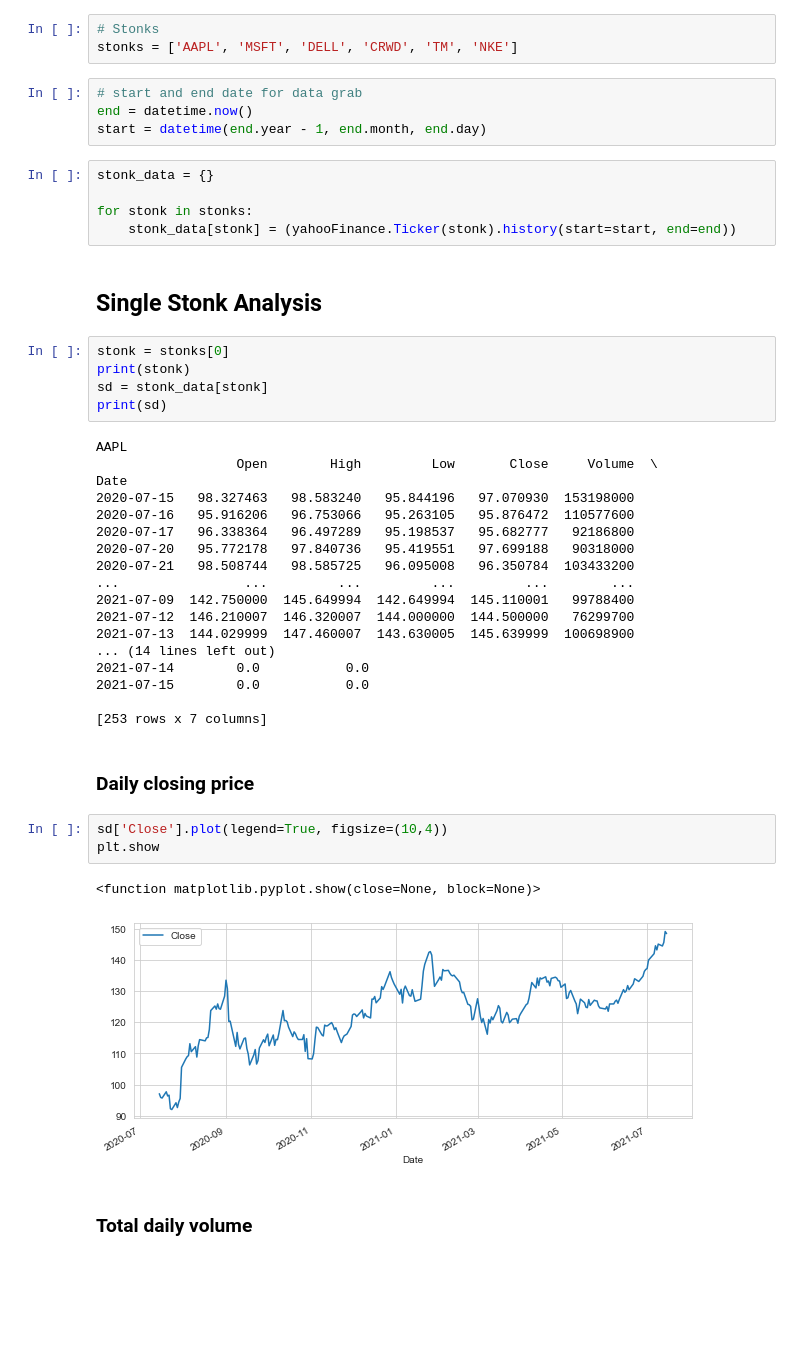
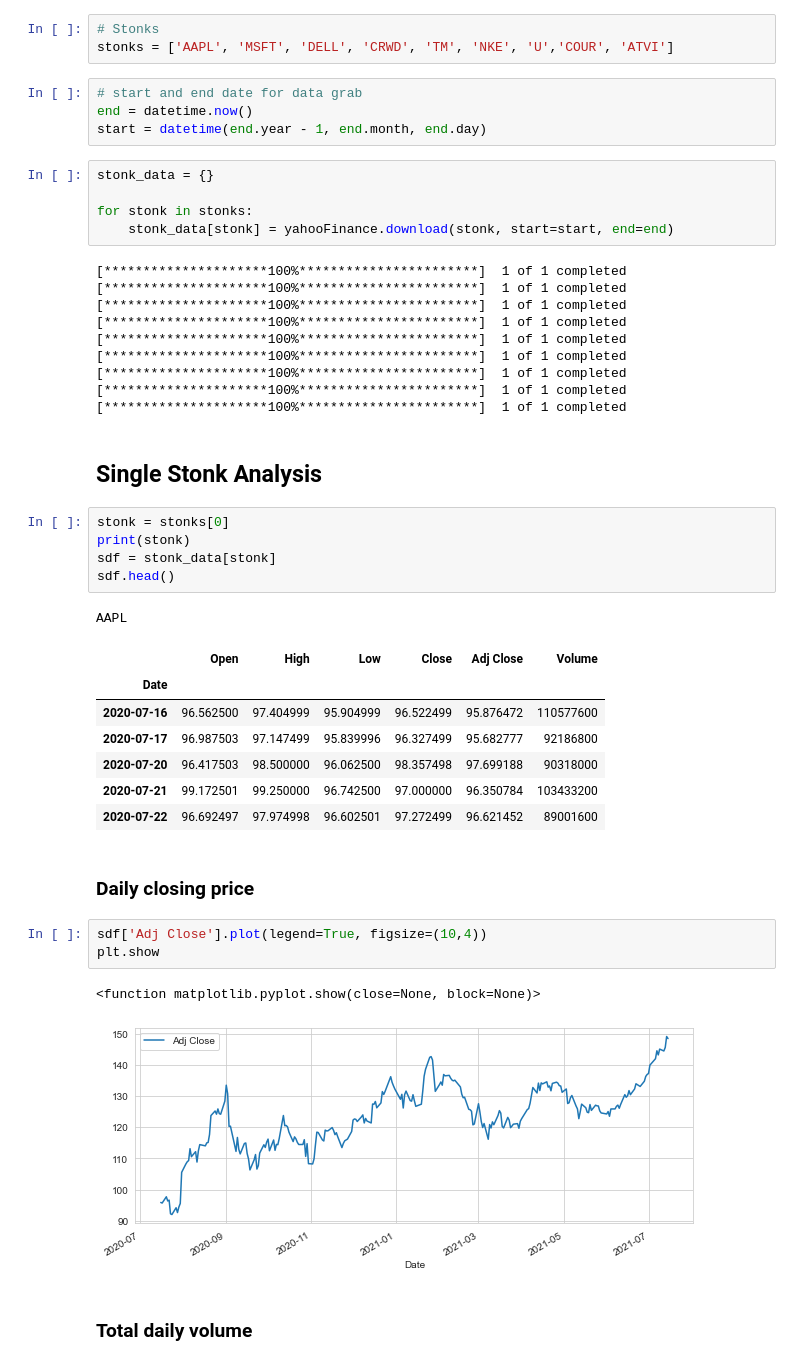
Before and after one commit to drxwskx/stonk_analysis, a Jupyter notebook: notebook.ipynb, the cells around one changed output. Saved outputs shown, nothing was run; the diff lists cells and outputs as text; blank space fills up the shorter version.

```diff
--- a/notebook.ipynb
+++ b/notebook.ipynb
@@ -20,7 +20,7 @@ from __future__ import division
 ## Fetch Data
 # %%
 # Stonks
-stonks = ['AAPL', 'MSFT', 'DELL', 'CRWD', 'TM', 'NKE']
+stonks = ['AAPL', 'MSFT', 'DELL', 'CRWD', 'TM', 'NKE', 'U','COUR', 'ATVI']
 # %%
 # start and end date for data grab
 end = datetime.now()
@@ -29,40 +29,41 @@ start = datetime(end.year - 1, end.month, end.day)
 stonk_data = {}
 
 for stonk in stonks:
-    stonk_data[stonk] = (yahooFinance.Ticker(stonk).history(start=start, end=end))
+    stonk_data[stonk] = yahooFinance.download(stonk, start=start, end=end)
+# %% [output]
+[*********************100%***********************]  1 of 1 completed
+[*********************100%***********************]  1 of 1 completed
+[*********************100%***********************]  1 of 1 completed
+[*********************100%***********************]  1 of 1 completed
+[*********************100%***********************]  1 of 1 completed
+[*********************100%***********************]  1 of 1 completed
+[*********************100%***********************]  1 of 1 completed
+[*********************100%***********************]  1 of 1 completed
+[*********************100%***********************]  1 of 1 completed
 # %% [markdown]
 ## Single Stonk Analysis
 # %%
 stonk = stonks[0]
 print(stonk)
-sd = stonk_data[stonk]
-print(sd)
+sdf = stonk_data[stonk]
+sdf.head()
 # %% [output]
 AAPL
-                  Open        High         Low       Close     Volume  \
-Date
-2020-07-15   98.327463   98.583240   95.844196   97.070930  153198000
-2020-07-16   95.916206   96.753066   95.263105   95.876472  110577600
-2020-07-17   96.338364   96.497289   95.198537   95.682777   92186800
-2020-07-20   95.772178   97.840736   95.419551   97.699188   90318000
-2020-07-21   98.508744   98.585725   96.095008   96.350784  103433200
-...                ...         ...         ...         ...        ...
-2021-07-09  142.750000  145.649994  142.649994  145.110001   99788400
-2021-07-12  146.210007  146.320007  144.000000  144.500000   76299700
-2021-07-13  144.029999  147.460007  143.630005  145.639999  100698900
-... (14 lines left out)
-2021-07-14        0.0           0.0
-2021-07-15        0.0           0.0
-
-[253 rows x 7 columns]
+|  | Open | High | Low | Close | Adj Close | Volume |
+| Date |  |  |  |  |  |  |
+| 2020-07-16 | 96.562500 | 97.404999 | 95.904999 | 96.522499 | 95.876472 | 110577600 |
+| 2020-07-17 | 96.987503 | 97.147499 | 95.839996 | 96.327499 | 95.682777 | 92186800 |
+| 2020-07-20 | 96.417503 | 98.500000 | 96.062500 | 98.357498 | 97.699188 | 90318000 |
+| 2020-07-21 | 99.172501 | 99.250000 | 96.742500 | 97.000000 | 96.350784 | 103433200 |
+| 2020-07-22 | 96.692497 | 97.974998 | 96.602501 | 97.272499 | 96.621452 | 89001600 |
 # %% [markdown]
 ### Daily closing price
 # %%
-sd['Close'].plot(legend=True, figsize=(10,4))
+sdf['Adj Close'].plot(legend=True, figsize=(10,4))
 plt.show
 # %% [output]
 <function matplotlib.pyplot.show(close=None, block=None)>
-[figure, old version]
+[figure, new version]
 # %% [markdown]
 ### Total daily volume
 # %%
```
Also changed, not shown: parts of 17 cells of this notebook, 1 other file.
